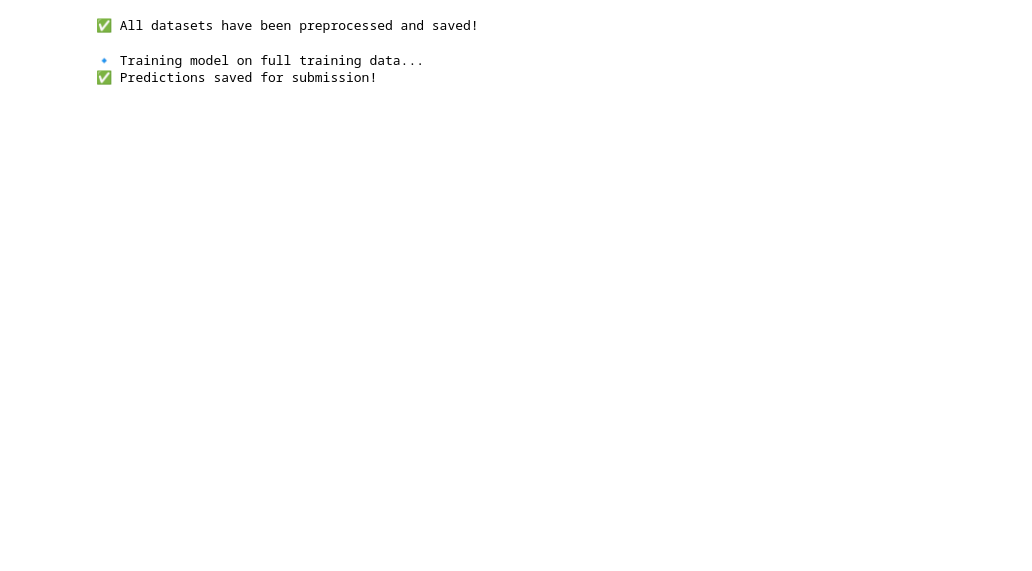
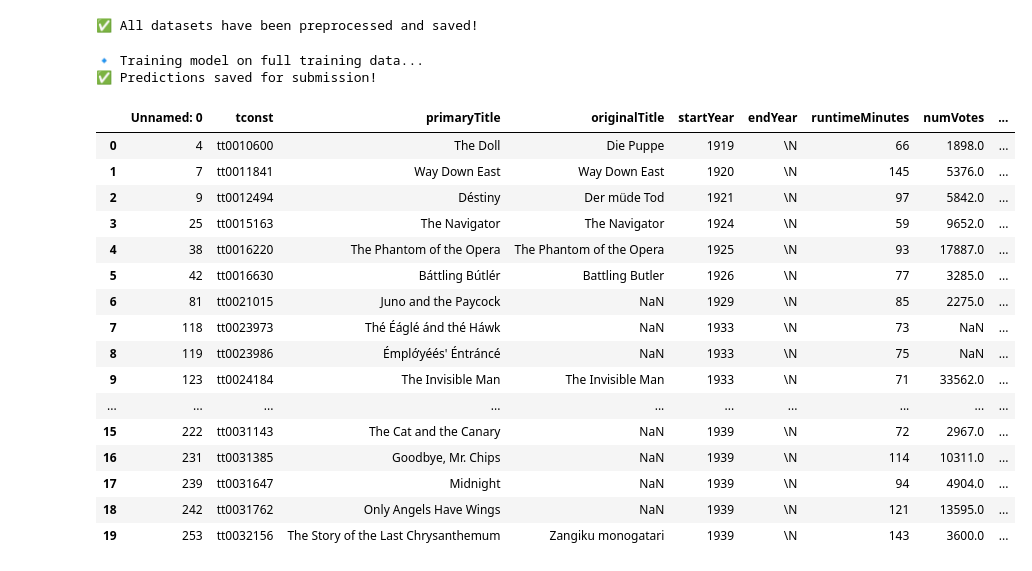
Before and after one commit to Teun1407/BigData-Group10, a Jupyter notebook: pipeline-SVM.ipynb, the cells around one changed output. Cells and saved outputs as stored; diff of their text form; code cells hidden in the pictures; blank space fills up the shorter version.

```diff
--- a/pipeline-SVM.ipynb
+++ b/pipeline-SVM.ipynb
@@ -153,3 +156,27 @@ print("✅ Predictions saved for submission!")
 # %% [output]
 🔹 Training model on full training data...
 ✅ Predictions saved for submission!
+# %%
+### EDA FOR POSTER SESSION ###
+
+df_train = pd.read_csv("imdb/train-1.csv")
+
+df_train.head(20)
+# %% [output]
+|  | Unnamed: 0 | tconst | primaryTitle | originalTitle | startYear | endYear | runtimeMinutes | numVotes | ... |
+| 0 | 4 | tt0010600 | The Doll | Die Puppe | 1919 | \N | 66 | 1898.0 | ... |
+| 1 | 7 | tt0011841 | Way Down East | Way Down East | 1920 | \N | 145 | 5376.0 | ... |
+| 2 | 9 | tt0012494 | Déstiny | Der müde Tod | 1921 | \N | 97 | 5842.0 | ... |
+| 3 | 25 | tt0015163 | The Navigator | The Navigator | 1924 | \N | 59 | 9652.0 | ... |
+| 4 | 38 | tt0016220 | The Phantom of the Opera | The Phantom of the Opera | 1925 | \N | 93 | 17887.0 | ... |
+| 5 | 42 | tt0016630 | Báttling Bútlér | Battling Butler | 1926 | \N | 77 | 3285.0 | ... |
+| 6 | 81 | tt0021015 | Juno and the Paycock | NaN | 1929 | \N | 85 | 2275.0 | ... |
+| 7 | 118 | tt0023973 | Thé Éáglé ánd thé Háwk | NaN | 1933 | \N | 73 | NaN | ... |
+| 8 | 119 | tt0023986 | Émplớyéés' Éntráncé | NaN | 1933 | \N | 75 | NaN | ... |
+| 9 | 123 | tt0024184 | The Invisible Man | The Invisible Man | 1933 | \N | 71 | 33562.0 | ... |
+| ... | ... | ... | ... | ... | ... | ... | ... | ... | ... |
+| 15 | 222 | tt0031143 | The Cat and the Canary | NaN | 1939 | \N | 72 | 2967.0 | ... |
+| 16 | 231 | tt0031385 | Goodbye, Mr. Chips | NaN | 1939 | \N | 114 | 10311.0 | ... |
+| 17 | 239 | tt0031647 | Midnight | NaN | 1939 | \N | 94 | 4904.0 | ... |
+| 18 | 242 | tt0031762 | Only Angels Have Wings | NaN | 1939 | \N | 121 | 13595.0 | ... |
+| 19 | 253 | tt0032156 | The Story of the Last Chrysanthemum | Zangiku monogatari | 1939 | \N | 143 | 3600.0 | ... |
```
Also changed, not shown: parts of 12 cells of this notebook, 1 other file.
